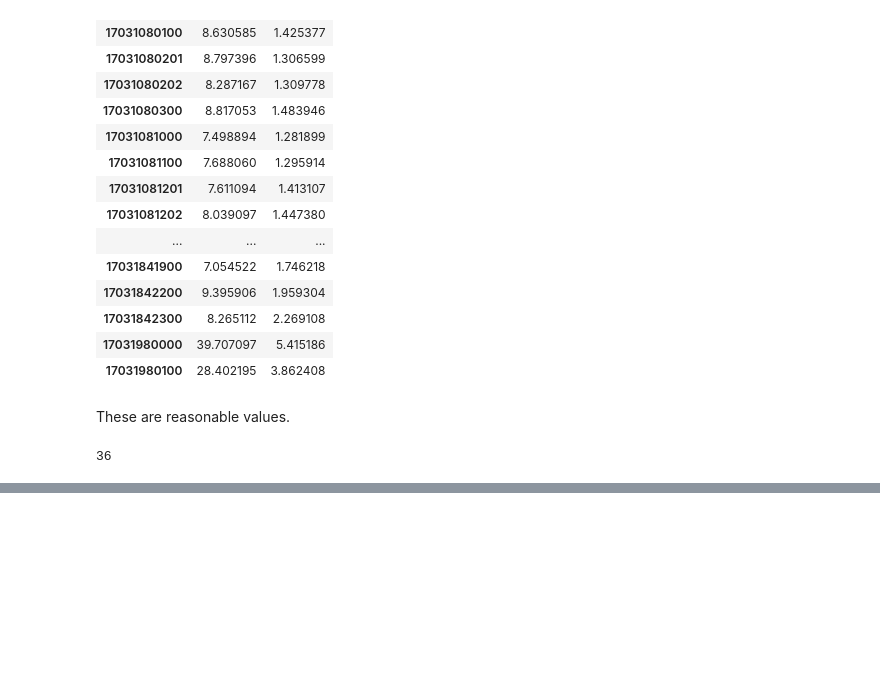
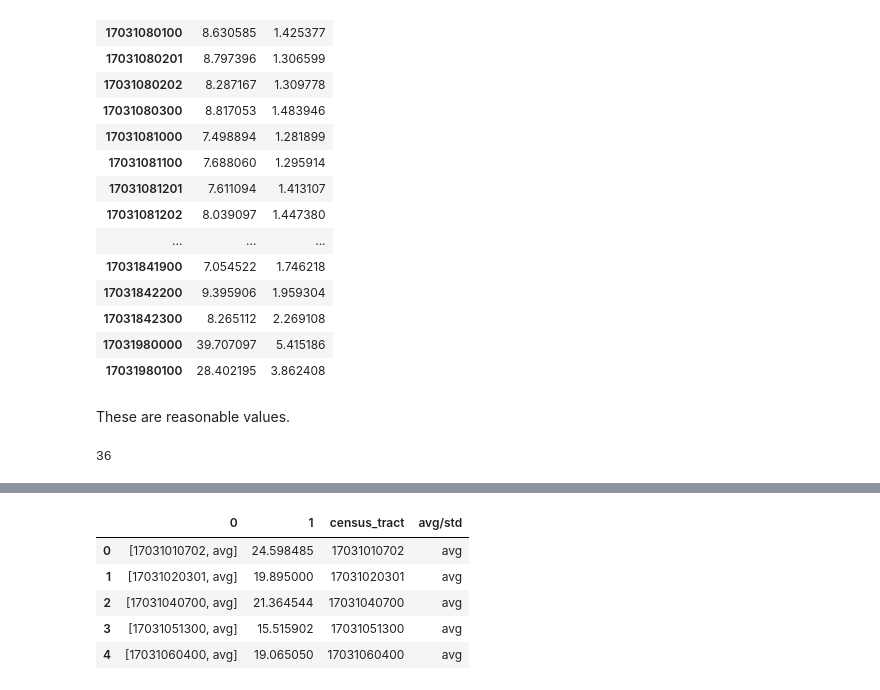
Before and after one commit to Inoueian/chicago-taxi, a Jupyter notebook: GetAvg/GetAvg.ipynb, the cells around one changed output, grey strips where cells are left out. Cells and saved outputs as stored; diff of their text form; code cells hidden in the pictures; blank space fills up the shorter version.

Commit message:
separate map and line plots, update average code

```diff
--- a/GetAvg/GetAvg.ipynb
+++ b/GetAvg/GetAvg.ipynb
@@ -359,0 +365,12 @@ len(stats_3)
+# %%
+lines = ''
+for name in file_list:
+    if name.startswith('part'):
+        with open(path_all + name, 'r') as f:
+            lines += f.read()
+# %%
+rows = []
+for line in lines.splitlines():
+    rows.append(map(ast.literal_eval, line.split('\t')))
+# %%
+df_all = pd.DataFrame(rows)
@@ -359,0 +386,12 @@ len(stats_3)
+# %%
+df_all['census_tract'] = df_all[0].apply(lambda x: x[0])
+df_all['avg/std'] = df_all[0].apply(lambda x: x[1])
+# %%
+df_all.head()
+# %% [output]
+|  | 0 | 1 | census_tract | avg/std |
+| 0 | [17031010702, avg] | 24.598485 | 17031010702 | avg |
+| 1 | [17031020301, avg] | 19.895000 | 17031020301 | avg |
+| 2 | [17031040700, avg] | 21.364544 | 17031040700 | avg |
+| 3 | [17031051300, avg] | 15.515902 | 17031051300 | avg |
+| 4 | [17031060400, avg] | 19.065050 | 17031060400 | avg |
```
Also changed, not shown: parts of 9 cells of this notebook, 5 other files.
